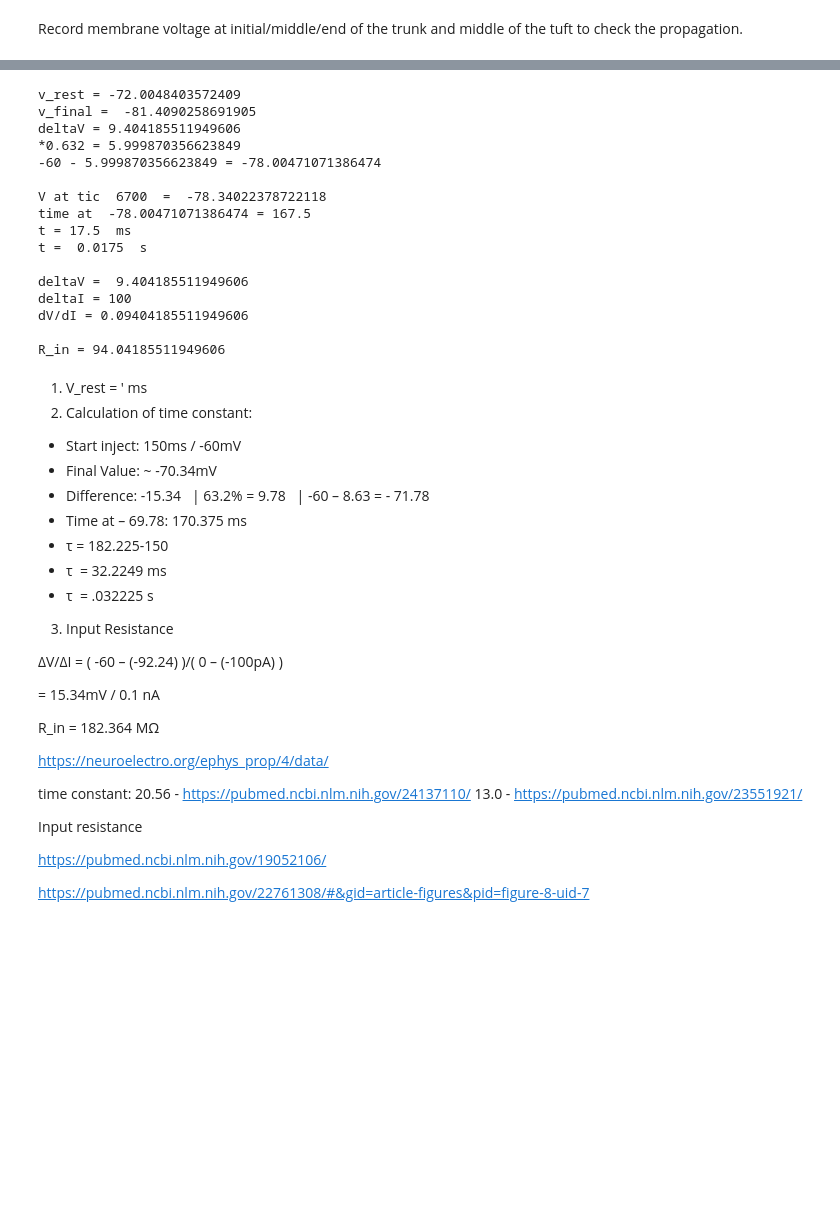
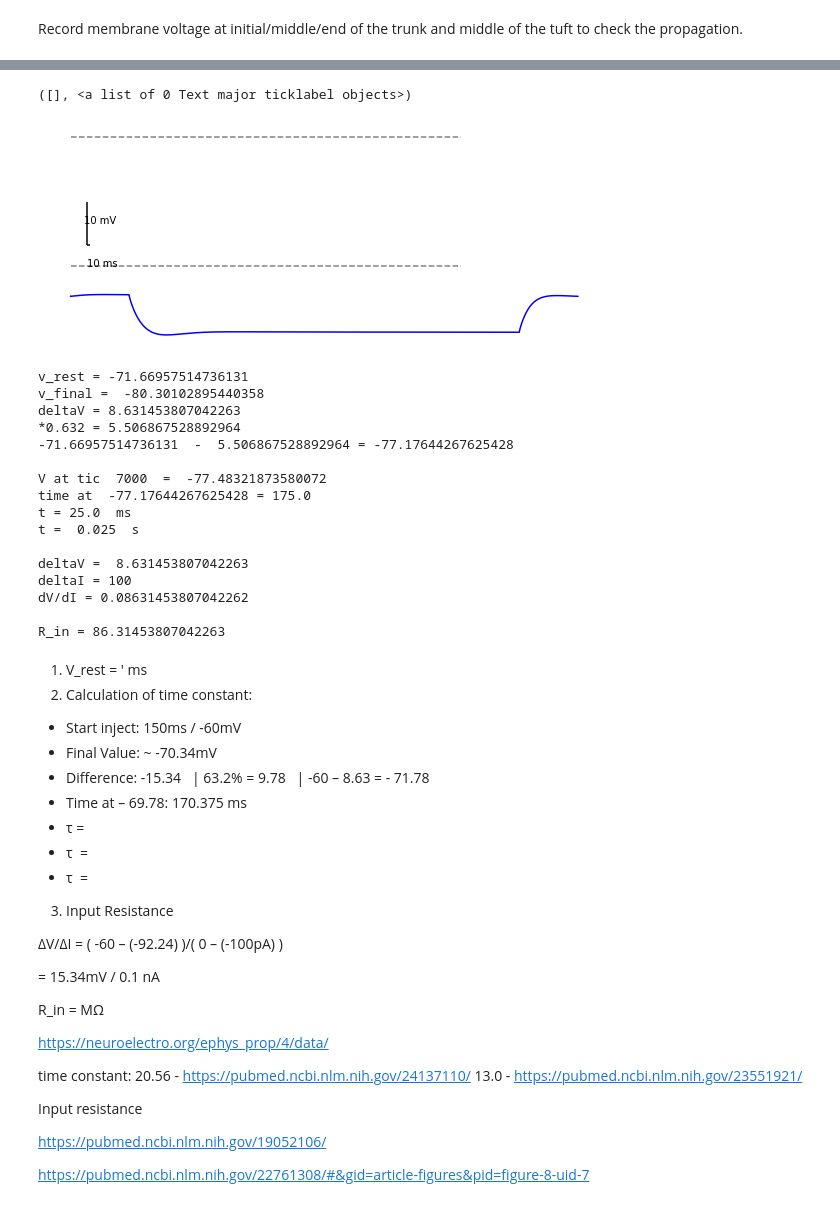
Before and after one commit to JuliusvR/L5NeuronSimulation, a Jupyter notebook: Passive_Properties.ipynb, the cells around one changed output, grey strips where cells are left out. Cells and saved outputs as stored; diff of their text form; code cells hidden in the pictures; blank space fills up the shorter version.

```diff
--- a/Passive_Properties.ipynb
+++ b/Passive_Properties.ipynb
@@ -658,19 +871,38 @@ plt.show()
+# %%
+v_dend = dend_v.as_numpy()
+
+plt.figure(figsize=(10,4))
+s1 = 323548+1500. #np.random.choice(range(v['report']['biophysical']['data'].shape[0]))
+plt.plot(np.arange(0,((tstop*4)+.1),.1),v_dend[0],color='b')
+#1433413, 1161455
+plt.hlines(-60,170,200)
+plt.hlines(-65,0,4000, color = 'grey', linestyle = 'dashed')
+plt.hlines(-35,0,4000, color = 'grey', linestyle = 'dashed')
+plt.text(170,-65,'10 ms')
+plt.vlines(170,-60,-50)
+plt.text(140,-55,'10 mV')
+plt.box(False)
+plt.xticks([])
+plt.yticks([])
+# %% [output]
+([], <a list of 0 Text major ticklabel objects>)
+[figure, added]
 # %%
 
 
-v_rest = v_dend[0][1]
+v_rest = v_dend[0][2000]
 print('v_rest =', v_rest)
-v_final = v_dend[0][40000]
+v_final = v_dend[0][16000]
 print('v_final = ', v_final)
 deltaV = (v_rest - v_final)
 print('deltaV =', deltaV)
 sixthree = deltaV * 0.638
 print('*0.632 =', sixthree)
 Vat63 = v_rest - sixthree
-print('-60 -',sixthree,'=', Vat63)
+print(v_rest,' - ',sixthree,'=', Vat63)
 
 
-tic = 6700
+tic = 7000
 print('\nV at tic ',tic,' = ', v_dend[0][tic])
 
 timeAtV = tic/40
@@ -692,22 +924,22 @@ print('dV/dI =', dVdI)
 R_in= dVdI * 1000
 print('\nR_in =', R_in)
 # %% [output]
-v_rest = -72.0048403572409
-v_final =  -81.4090258691905
-deltaV = 9.404185511949606
-*0.632 = 5.999870356623849
--60 - 5.999870356623849 = -78.00471071386474
+v_rest = -71.66957514736131
+v_final =  -80.30102895440358
+deltaV = 8.631453807042263
+*0.632 = 5.506867528892964
+-71.66957514736131  -  5.506867528892964 = -77.17644267625428
 
-V at tic  6700  =  -78.34022378722118
-time at  -78.00471071386474 = 167.5
-t = 17.5  ms
-t =  0.0175  s
+V at tic  7000  =  -77.48321873580072
+time at  -77.17644267625428 = 175.0
+t = 25.0  ms
+t =  0.025  s
 
-deltaV =  9.404185511949606
+deltaV =  8.631453807042263
 deltaI = 100
-dV/dI = 0.09404185511949606
+dV/dI = 0.08631453807042262
 
-R_in = 94.04185511949606
+R_in = 86.31453807042263
 # %% [markdown]
 
 
@@ -717,9 +949,9 @@ R_in = 94.04185511949606
 *   Final Value: ~ -70.34mV
 *   Difference: -15.34   | 63.2% = 9.78   | -60 – 8.63 = - 71.78
 *   Time at – 69.78: 170.375 ms
-*   τ = 182.225-150
-*   τ  = 32.2249 ms
-*   τ  = .032225 s
+*   τ =
+*   τ  =
+*   τ  =
 
 3.  Input Resistance
 
@@ -727,7 +959,7 @@ R_in = 94.04185511949606
 
   = 15.34mV / 0.1 nA
 
-  R_in   = 182.364 MΩ
+  R_in   =  MΩ
 
 
   https://neuroelectro.org/ephys_prop/4/data/
```
Also changed, not shown: parts of 11 cells of this notebook.
